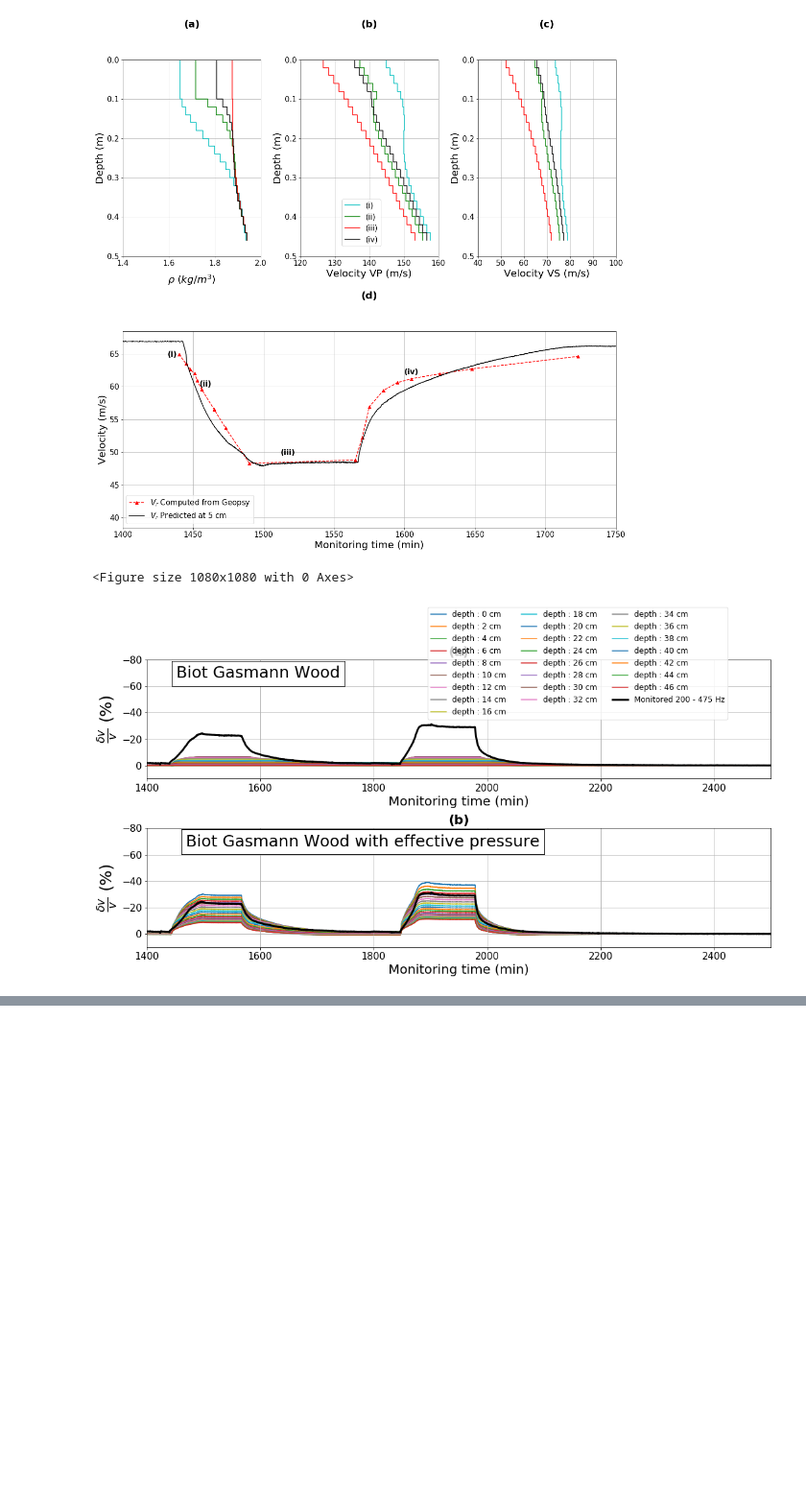
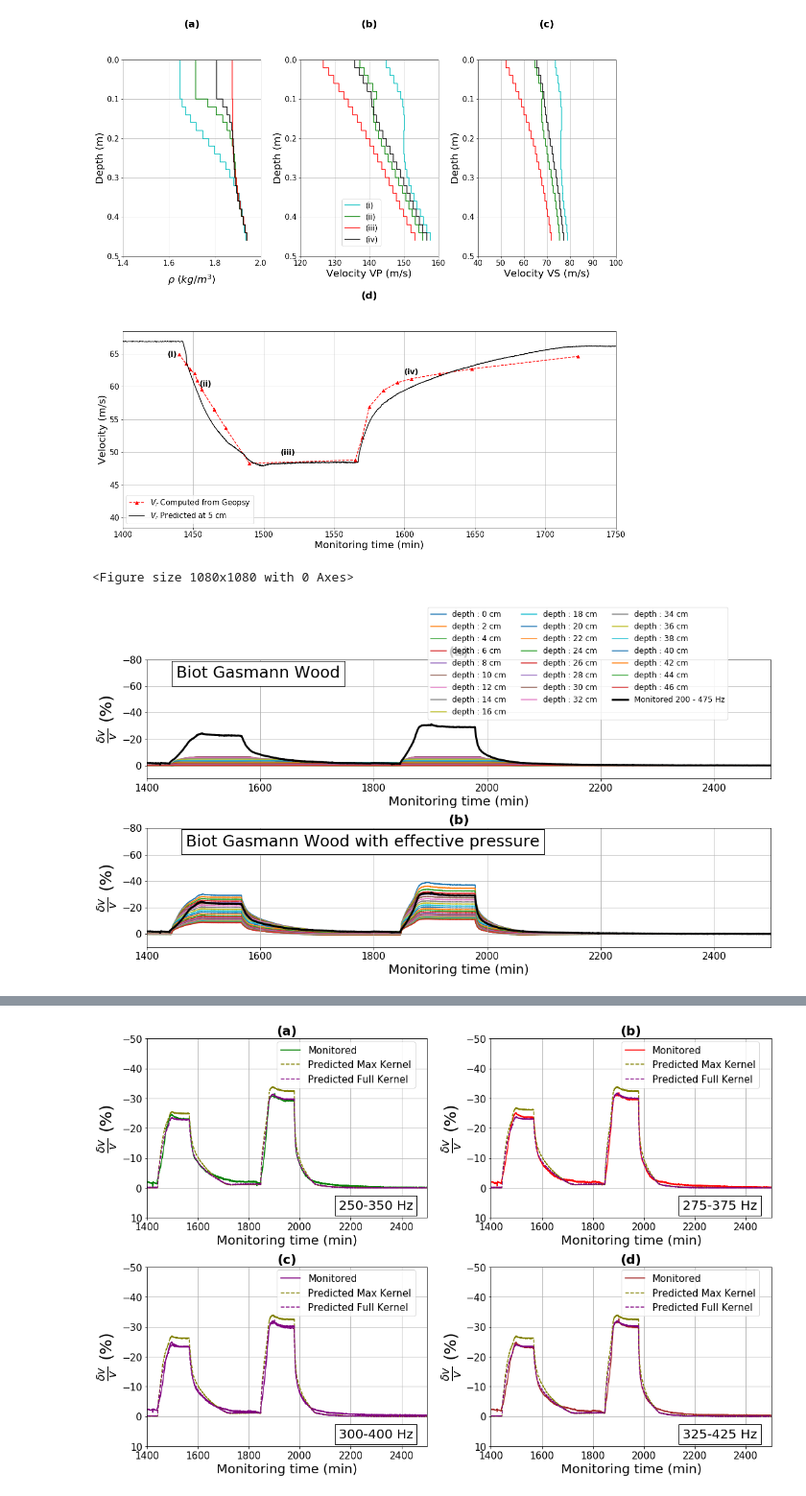
Before and after one commit to KramGeo/Supplementary_2024, a Jupyter notebook: Raw_to_dv_modelling.ipynb, the cells around one changed output, grey strips where cells are left out. Shown: that part at 96% size. Cells and saved outputs as stored; diff of their text form; code cells hidden in the pictures; blank space fills up the shorter version.

```diff
--- a/Raw_to_dv_modelling.ipynb
+++ b/Raw_to_dv_modelling.ipynb
@@ -4,6 +4,10 @@ import numpy as np
 import pandas as pd
 import matplotlib.pyplot as plt
 # Go to Python folder to import routines
+def find_nearest(array, value):
+    array = np.asarray(array)
+    idx = (np.abs(array - value)).argmin()
+    return idx
 # %% [output]
 Current directory:  C:\Users\Thomas\OneDrive\Bureau\Data_article_2024\Olivia
 Python folders:  ['EffectiveMedia', 'Fluid', 'Hydro', 'Utils']
@@ -534,0 +650,15 @@ fig.tight_layout()
+# %%
+### Final Kernel Object
+
+f1=np.arange(200,225,25)
+f2=f1+25
+for i in zip(f1,f2):
+    print(i)
+    Kernel=[]
+    for j in np.arange(i[0],i[1]):
+        if j == i[0]:
+            Kernel.append(np.load(Load_Path_Kernel+f'Frequency_{j}.npy'))
+        else :
+            Kernel.append(np.load(Load_Path_Kernel+f'Frequency_{j}.npy'))
+    K=np.median(Kernel,0)
+    #np.save(Save_Path_Kernel+f'/{i[0]}_{i[-1]}.npy',np.median(Kernel,0))
@@ -534,0 +670,72 @@ fig.tight_layout()
+# %%
+dvff=np.load(rf'{DV_path}/Final_frequency_dv_15_trace.npy')
+from scipy import signal
+def find_nearest(array, value):
+    array = np.asarray(array)
+    idx = (np.abs(array - value)).argmin()
+    return idx
+Time_Vector_Kernel = np.arange(0,25920,10)
+col=np.asarray(['blue','orange','green','red','purple','brown','pink','grey'])
+C=np.asarray(['(a)','(b)','(c)','(d)','(e)','(f)','(g)','(h)'])
+fig, axs = plt.subplots(2,2,figsize=(15,10), facecolor='w', edgecolor='k')
+axs=axs.ravel()
+dvf1=200
+dvf2=300
+colors=np.asarray(['b','orange','g','r','purple','brown','pink','gray'])
+n=0
+tT=np.linspace(0,72*60,dvff[0].size)
+idx=np.asarray([2,3,4,5])
+dvf1s=np.asarray([200,225,250,275,300,325,350,375])
+dvf2s=np.asarray([200,225,250,275,300,325,350,375])+100
+for i in range(idx.size):
+    print(i)
+    ax=axs[i]
+    ax=axs[i]
+    dvf1=dvf1s[idx[i]]
+    dvf2=dvf2s[idx[i]]
+    dv=dvff[idx[i]]
+    t=tT
+    ax.plot(t,dv,color=colors[idx[i]],label=f'Monitored')#
+
+    Kernel = np.load(Save_Path_Kernel+f'/{dvf1}_{dvf1+25}.npy')
+    data=[]
+    data2=[]
+    dvv_integration = []
+    dvv_max = []
+    for j in range(0,New_Depth.size):#depth.size-1):
+        data.append(dvs2[j])
+        data2.append(dvs1[j])
+    Time_Vector_Kernel = np.arange(0,25920,10)
+    dvv_integration = []
+    dvv_max = []
+    for k in range(25920):
+        index_kernel = (find_nearest(Time_Vector_Kernel,k))
+        dvv_integration.append(np.trapz((Kernel[index_kernel][0:24])*np.asarray(data)[:,k]))
+        idxmax=np.argmax(Kernel[index_kernel])
+        dvv_max.append(np.asarray(data)[idxmax,k])
+    ax.plot(tT,dvv_max,'--',color='olive',label=f'Predicted Max Kernel')
+    ax.plot(tT,dvv_integration,'--',color='purple',label=f'Predicted Full Kernel')
+    ax.set_xlim(1400,2500)
+    ax.legend(fontsize=15,loc=(0.465,0.725))
+    ax.grid()
+    ax.set(xlabel='Monitoring time (min)', xlim=[1400,2500],
+           ylabel=r'$\delta v$ (%)', ylim=[-50,10])
+    ax.set_xlabel('Monitoring time (min)',fontsize=20)
+    ax.set_ylabel(r'$\frac{\delta v}{v}$ (%)',fontsize=25)
+    ax.tick_params(axis='both', which='major', labelsize=15)
+    ax.tick_params(axis='both', which='minor', labelsize=15)
+    ax.set_title(C[i],fontsize=20,y=1,fontweight="bold")
+    ax.set_ylim(10,-50)
+    ax.annotate(rf'{dvf1}-{dvf2} Hz', (2200, 4),
+            xytext=(0.95, 0.1), textcoords='axes fraction',
+            ha="right", va="top",
+            bbox=dict(boxstyle="square",
+                   ec=(0., 0, 0),
+                   fc=(1., 1, 1),
+                   )    ,
+            fontsize=20,
+            horizontalalignment='right', verticalalignment='top')    #ax.plot(tT,DV[i],'--',color='purple',label=f'Predicted {dvf1}-{dvf1+100} Hz')
+
+    n+=1
+fig.tight_layout()
+# %% [output]
@@ -534,0 +746 @@ fig.tight_layout()
+[figure, added]
```
Also changed, not shown: parts of 12 cells of this notebook.
